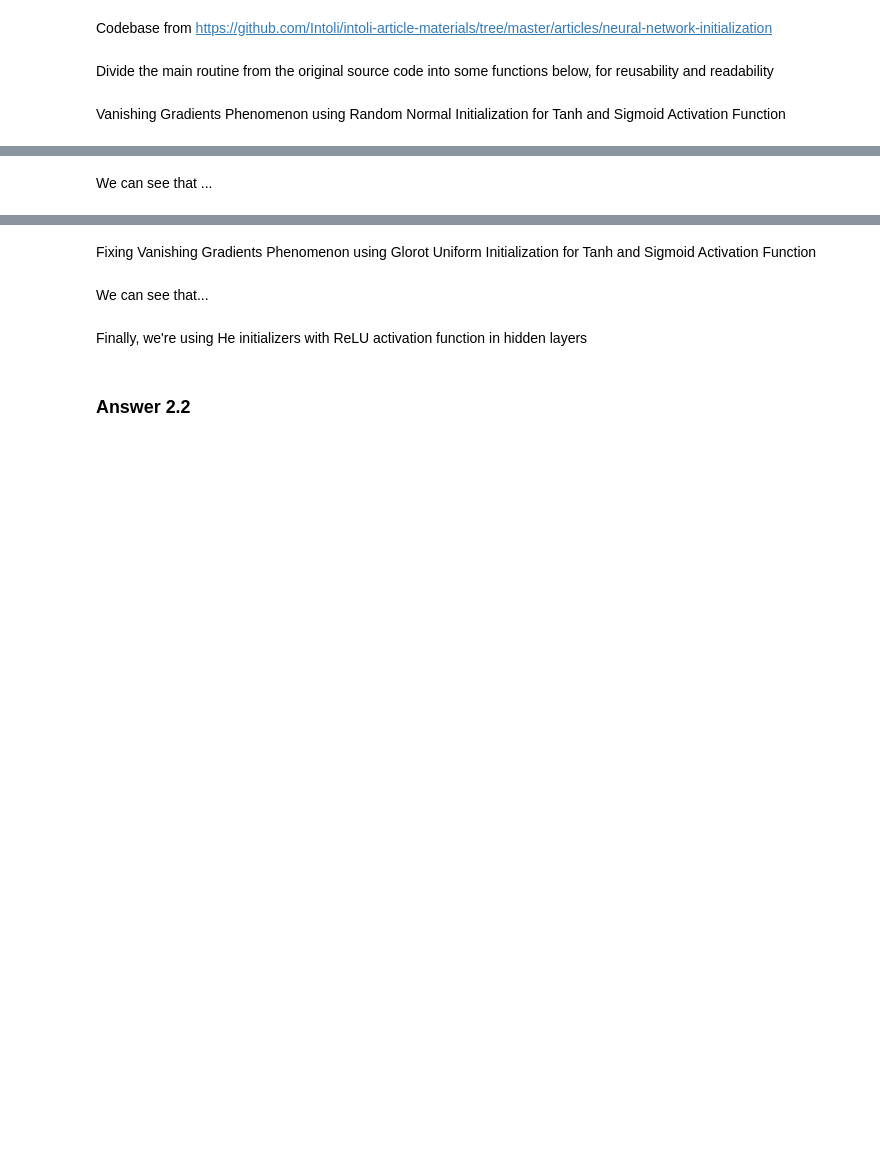
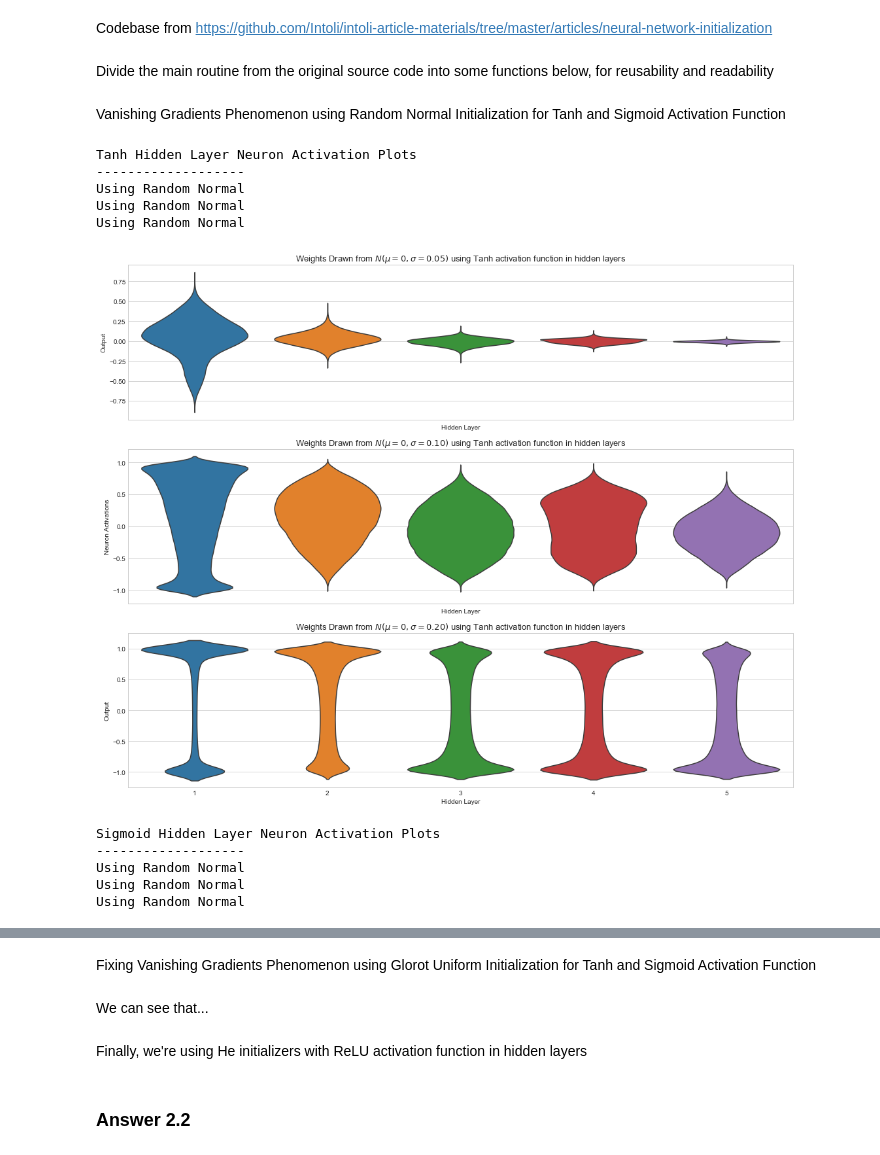
Before and after one commit to geraldzakwan/pract_dl_Fall_2020, a Jupyter notebook: Assignments/HW2/COMS6998_HW2_gd2551_Geraldi Dzakwan.ipynb, the cells around one changed output, grey strips where cells are left out. Saved outputs shown, nothing was run; the diff lists cells and outputs as text; code cells hidden in the pictures; blank space fills up the shorter version.

```diff
--- a/Assignments/HW2/COMS6998_HW2_gd2551_Geraldi Dzakwan.ipynb
+++ b/Assignments/HW2/COMS6998_HW2_gd2551_Geraldi Dzakwan.ipynb
@@ -549,31 +549,43 @@ X_train, y_train, X_test, y_test, n_classes, data_dim = generate_mnist_data(flat
 params = {
     'n_hidden_layers': 5,
     'dim_layer': 100,
     'data_dim': data_dim,
     'n_classes': n_classes,
     'kernel_init': 'random_normal',
     'bias_init': 'zeros',
     'seed': 10
 }
 
 # Run the data through a few MLP models and save the activations from
 # each layer into a Pandas DataFrame.
 activation_data = []
 activations = ['Tanh', 'Sigmoid']
-sigmas = [1.0]
+sigmas = [0.05, 0.1, 0.2]
 
 for activation in activations:
     print(activation + ' Hidden Layer Neuron Activation Plots')
     print('-------------------')
 
     params['activation'] = activation.lower()
 
     for stddev in sigmas:
         params['stddev'] = stddev
 
         for activation_datum in train_model(params, X_train):
             activation_data.append(activation_datum)
 
     df = pd.DataFrame(activation_data, columns=['Hidden Layer', 'Standard Deviation', 'Output'])
 
     plot_activations_random_normal(df, sigmas, activation)
+# %% [output]
+Tanh Hidden Layer Neuron Activation Plots
+-------------------
+Using Random Normal
+Using Random Normal
+Using Random Normal
+[figure, added]
+Sigmoid Hidden Layer Neuron Activation Plots
+-------------------
+Using Random Normal
+Using Random Normal
+Using Random Normal
@@ -580,2 +592,0 @@ for activation in activations:
-# %% [markdown]
-We can see that ...
```
Also changed, not shown: parts of 6 cells of this notebook, 2 other files.
